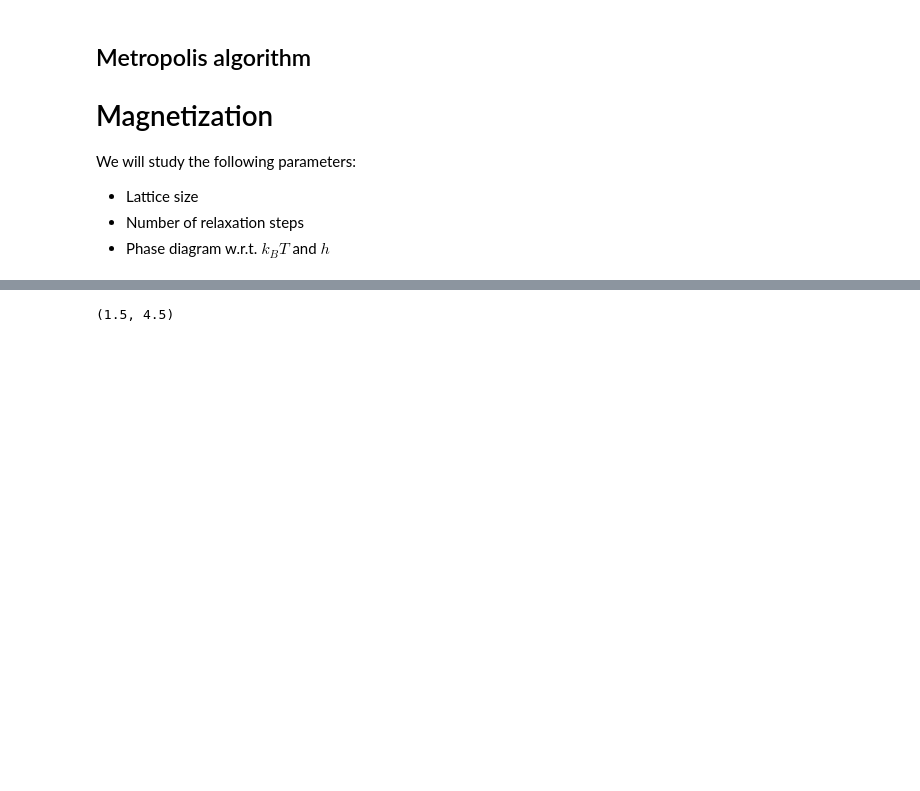
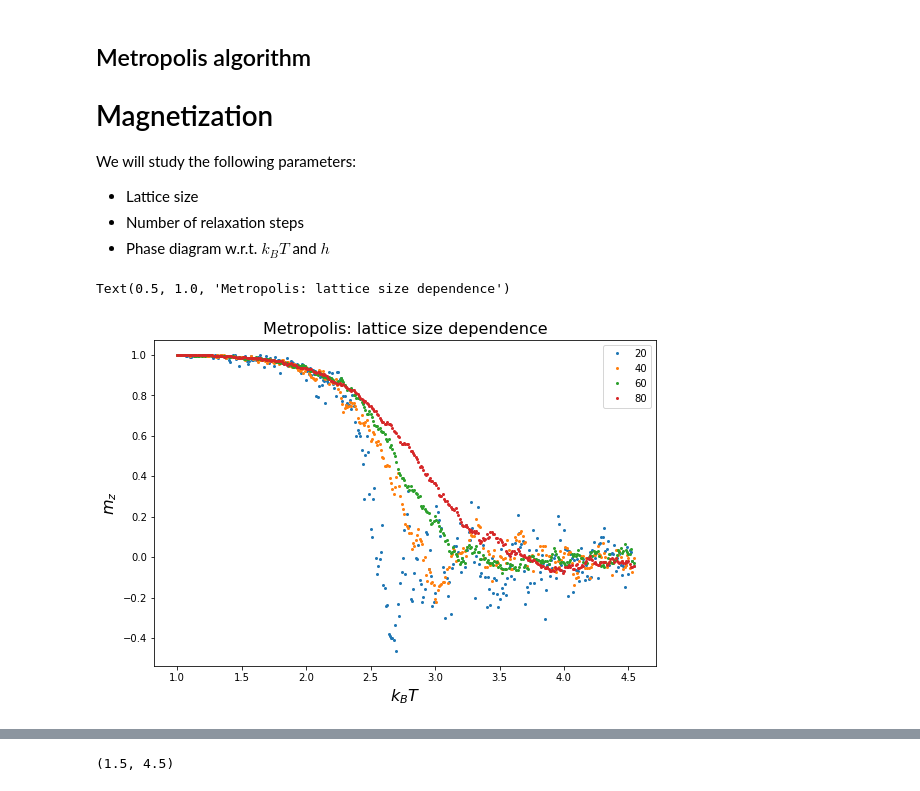
Before and after one commit to bernwo/AP3082-Ising-Model, a Jupyter notebook: scripts/results.ipynb, the cells around one changed output, grey strips where cells are left out. Drawn from its saved outputs; the diff is of its cells as text; code cells hidden in the pictures; blank space fills up the shorter version.

```diff
--- a/scripts/results.ipynb
+++ b/scripts/results.ipynb
@@ -30,0 +57,11 @@ We will study the following parameters:
+# %%
+plt.figure(figsize=(9,6))
+for mag in magnets[1::2]:
+    plt.errorbar(T,mag,yerr=errors.get_error_observable(mag)[0],ecolor='r',fmt='o',markersize=2)
+plt.legend(lengths[1::2])
+plt.xlabel(r'$k_B T$',fontsize=16)
+plt.ylabel(r'$m_z$',fontsize=16)
+plt.title('Metropolis: lattice size dependence',fontsize=16)
+# %% [output]
+Text(0.5, 1.0, 'Metropolis: lattice size dependence')
+[figure, added]
```
Also changed, not shown: parts of 16 cells of this notebook, 2 other files.
